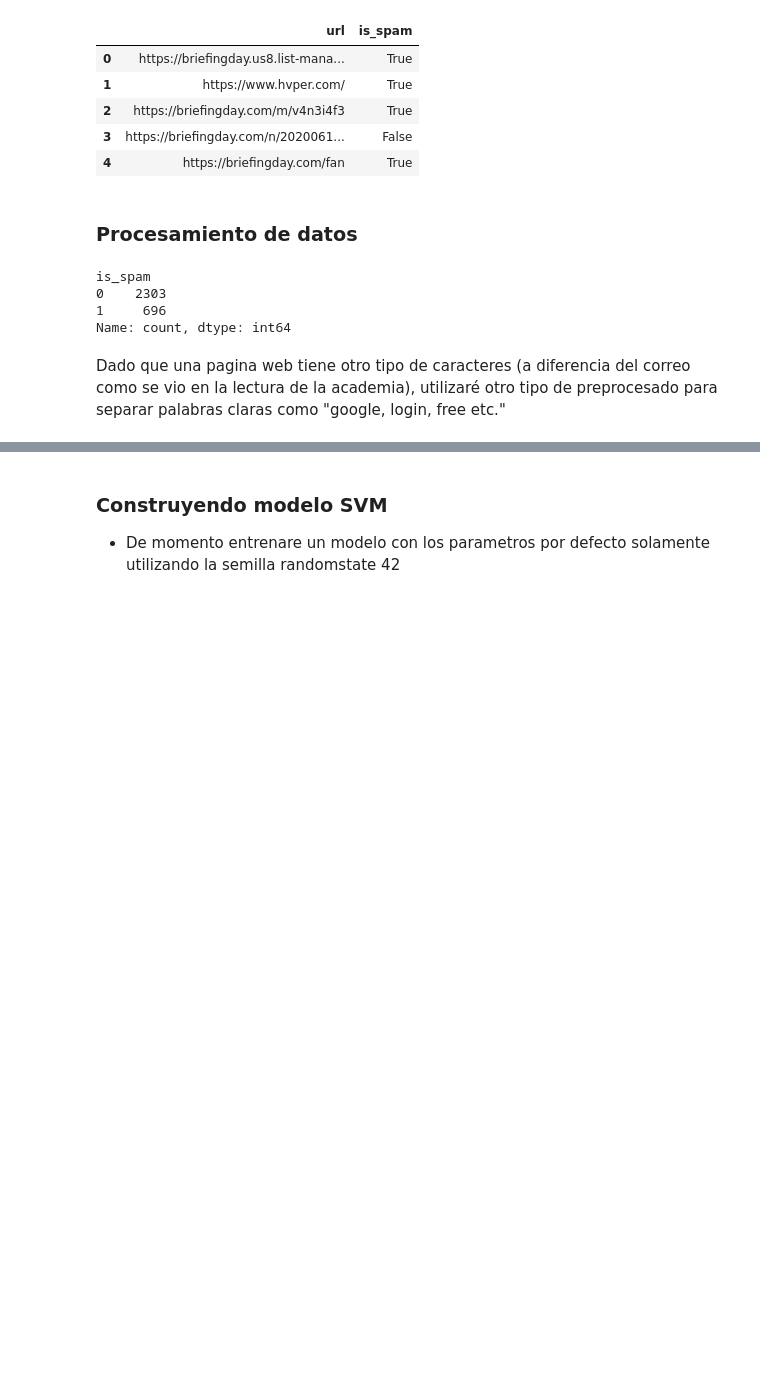
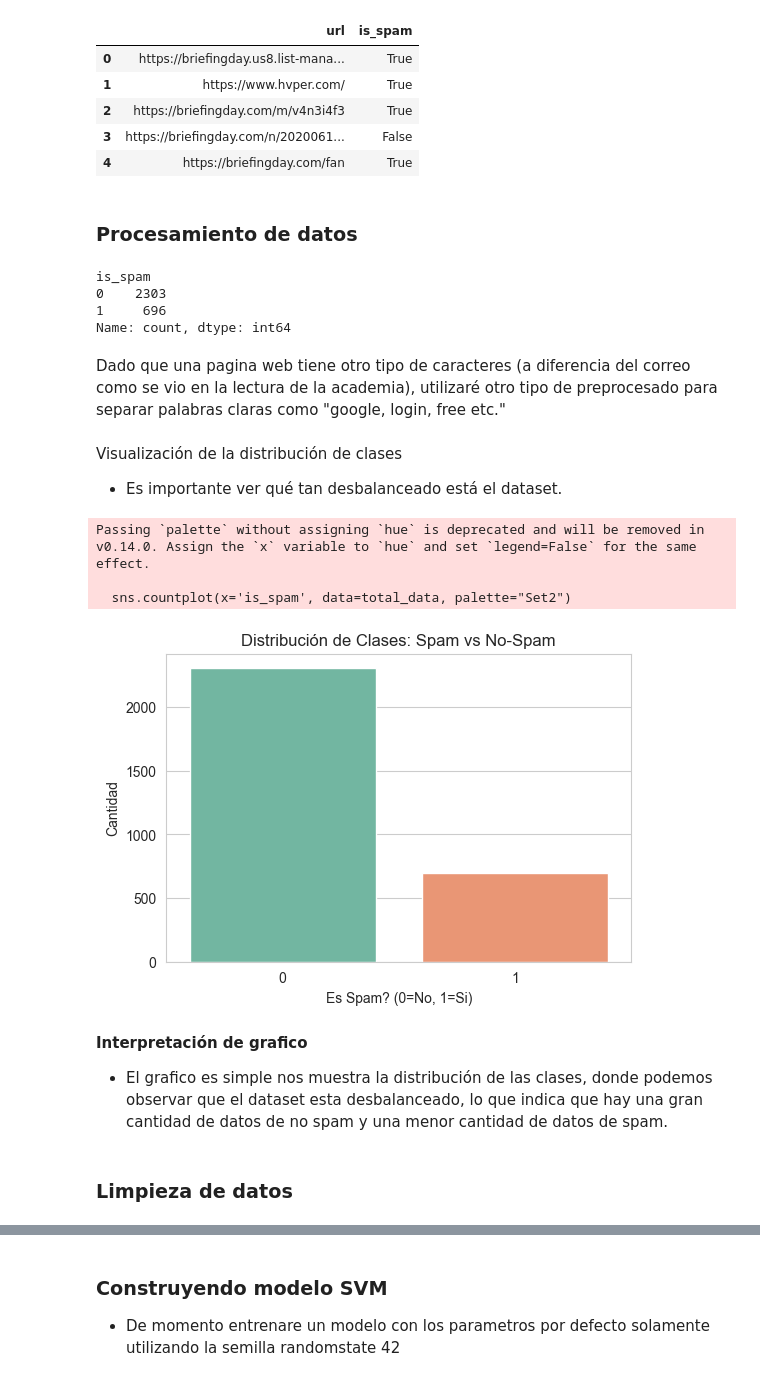
Before and after one commit to AlexSc97/machine-learning-nlp, a Jupyter notebook: src/explore.ipynb, the cells around one changed output, grey strips where cells are left out. Saved outputs shown, nothing was run; the diff lists cells and outputs as text; code cells hidden in the pictures; blank space fills up the shorter version.

```diff
--- a/src/explore.ipynb
+++ b/src/explore.ipynb
@@ -31,6 +31,30 @@ is_spam
 Name: count, dtype: int64
 # %% [markdown]
 Dado que una pagina web tiene otro tipo de caracteres (a diferencia del correo como se vio en la lectura de la academia), utilizaré otro tipo de preprocesado para separar palabras claras como "google, login, free etc."
+# %% [markdown]
+Visualización de la distribución de clases
+- Es importante ver qué tan desbalanceado está el dataset.
+# %%
+import matplotlib.pyplot as plt
+import seaborn as sns
+sns.set_style("whitegrid")
+plt.figure(figsize=(6, 4))
+sns.countplot(x='is_spam', data=total_data, palette="Set2")
+plt.title('Distribución de Clases: Spam vs No-Spam')
+plt.xlabel('Es Spam? (0=No, 1=Si)')
+plt.ylabel('Cantidad')
+plt.savefig('../reports/figures/class_balance.png')
+plt.show()
+# %% [output]
+Passing `palette` without assigning `hue` is deprecated and will be removed in v0.14.0. Assign the `x` variable to `hue` and set `legend=False` for the same effect.
+
+  sns.countplot(x='is_spam', data=total_data, palette="Set2")
+[figure, added]
+# %% [markdown]
+**Interpretación de grafico**
+- El grafico es simple nos muestra la distribución de las clases, donde podemos observar que el dataset esta desbalanceado, lo que indica que hay una gran cantidad de datos de no spam y una menor cantidad de datos de spam.
+# %% [markdown]
+### Limpieza de datos
 # %%
 import re
 from nltk.corpus import stopwords
```
Also changed, not shown: parts of 11 cells of this notebook, 7 other files.
